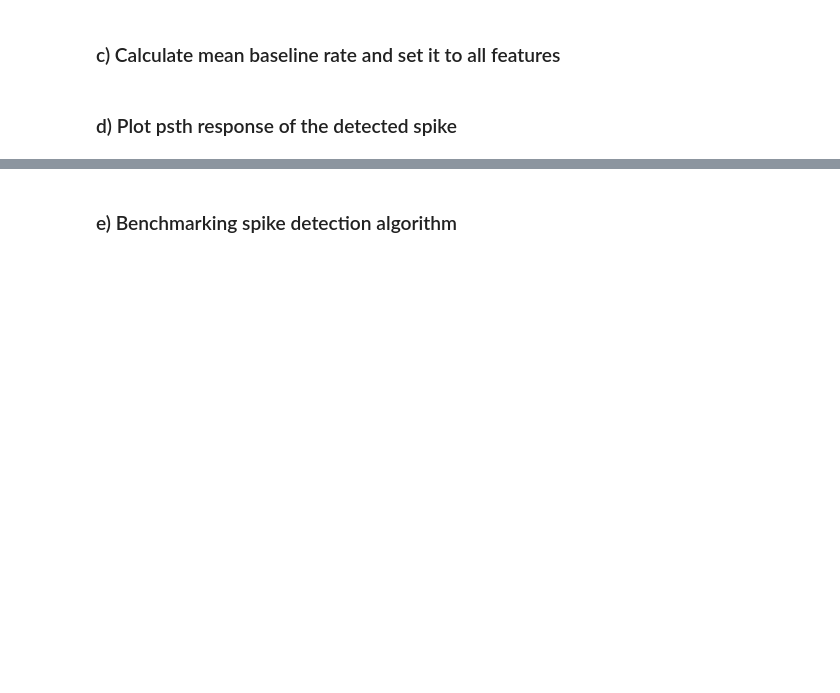
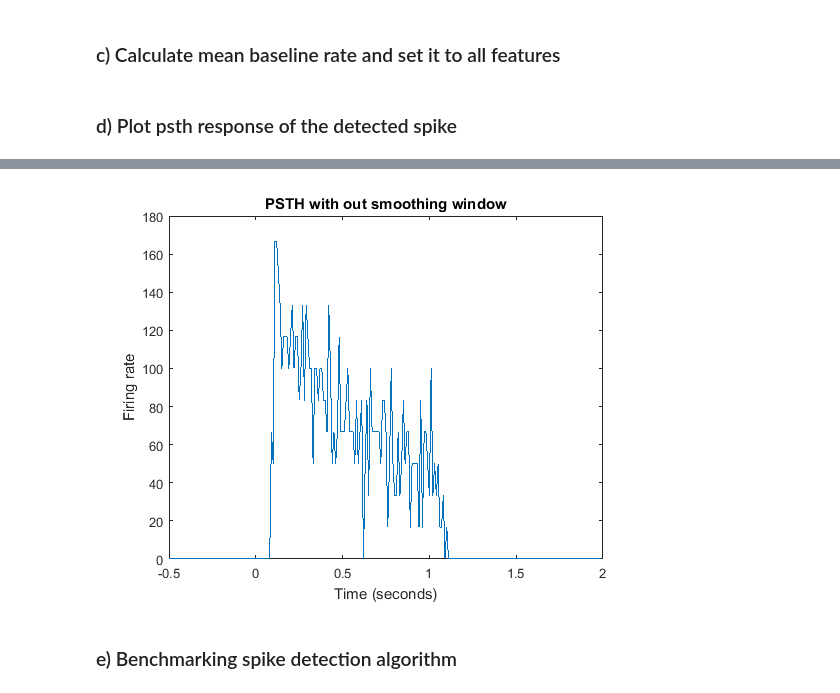
Before and after one commit to Schwartz-AlaLaurila-Labs/sa-labs-util, a Jupyter notebook: src/main/resources/+examples/spike_detection.ipynb, the cells around one changed output, grey strips where cells are left out. Drawn from its saved outputs; the diff is of its cells as text; code cells hidden in the pictures; blank space fills up the shorter version.

```diff
--- a/src/main/resources/+examples/spike_detection.ipynb
+++ b/src/main/resources/+examples/spike_detection.ipynb
@@ -123,3 +93,16 @@ title('PSTH with smoothing window');
+# %%
+% modifying psthdesc instance
+psthDesc.smoothingWindowPSTH = 0;
+% gui will reflect the non smoothed psth
+
+figure()
+[x, y] = psthHandle();
+plot(x, y);
+xlabel('Time (seconds)');
+ylabel('Firing rate');
+title('PSTH with out smoothing window');
+# %% [output]
+[figure, added]
 # %% [markdown]
 ### e) Benchmarking spike detection algorithm
 # %%
```
Also changed, not shown: parts of 5 cells of this notebook.
